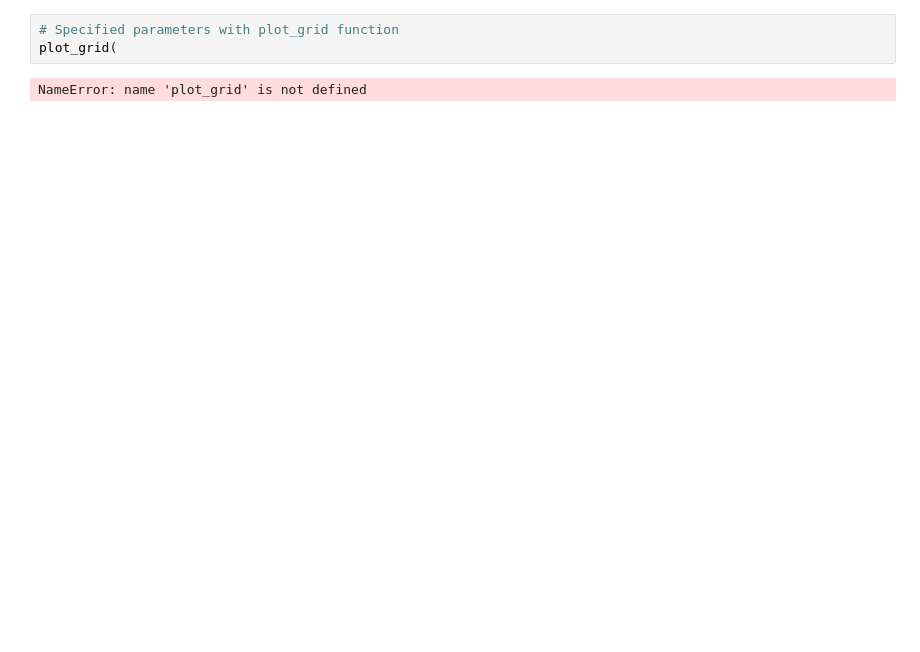
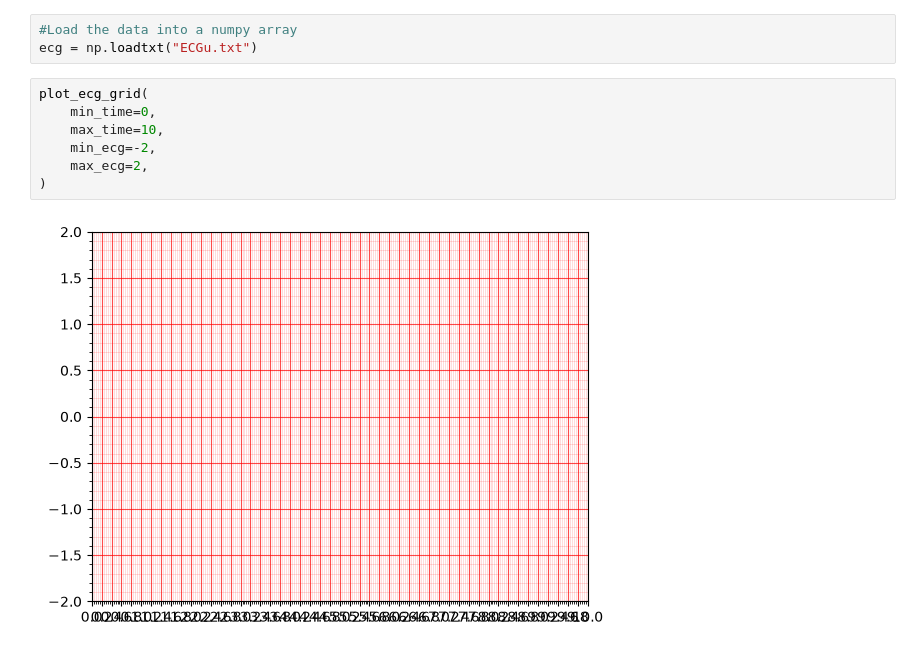
Before and after one commit to wernr-me/Series01-python, a Jupyter notebook: realistic-ECG-plot.ipynb, the cells around one changed output. Saved outputs shown, nothing was run; the diff lists cells and outputs as text; blank space fills up the shorter version.

```diff
--- a/realistic-ECG-plot.ipynb
+++ b/realistic-ECG-plot.ipynb
@@ -37,5 +133,12 @@ def plot_grid(
-# %%
-# Specified parameters with plot_grid function
-plot_grid(
-# %% [output]
-NameError: name 'plot_grid' is not defined
+# %%
+#Load the data into a numpy array
+ecg = np.loadtxt("ECGu.txt")
+# %%
+plot_ecg_grid(
+    min_time=0,
+    max_time=10,
+    min_ecg=-2,
+    max_ecg=2,
+)
+# %% [output]
+[figure, added]
```
Also changed, not shown: parts of 2 cells of this notebook, 1 other file.
